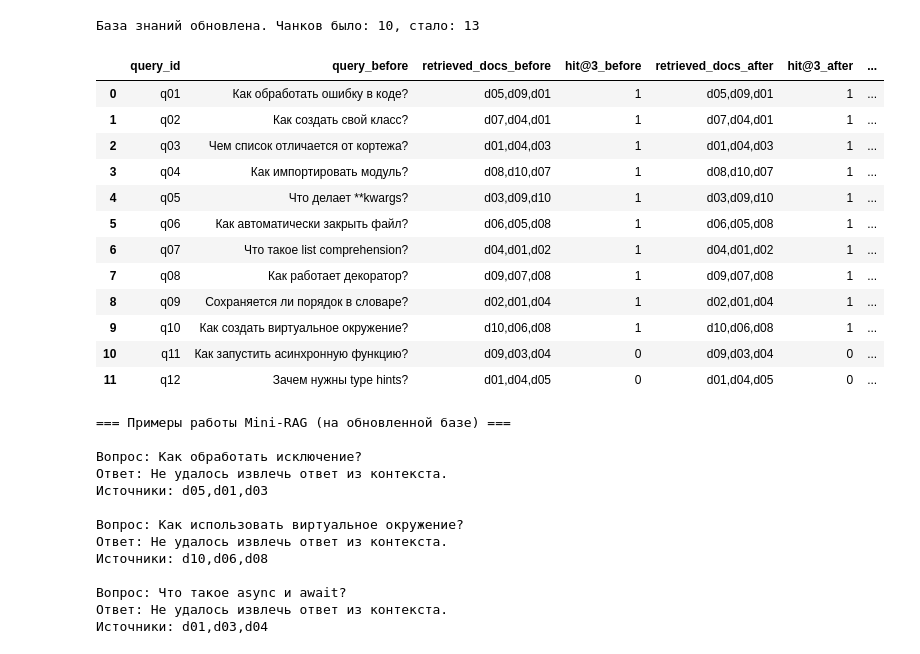
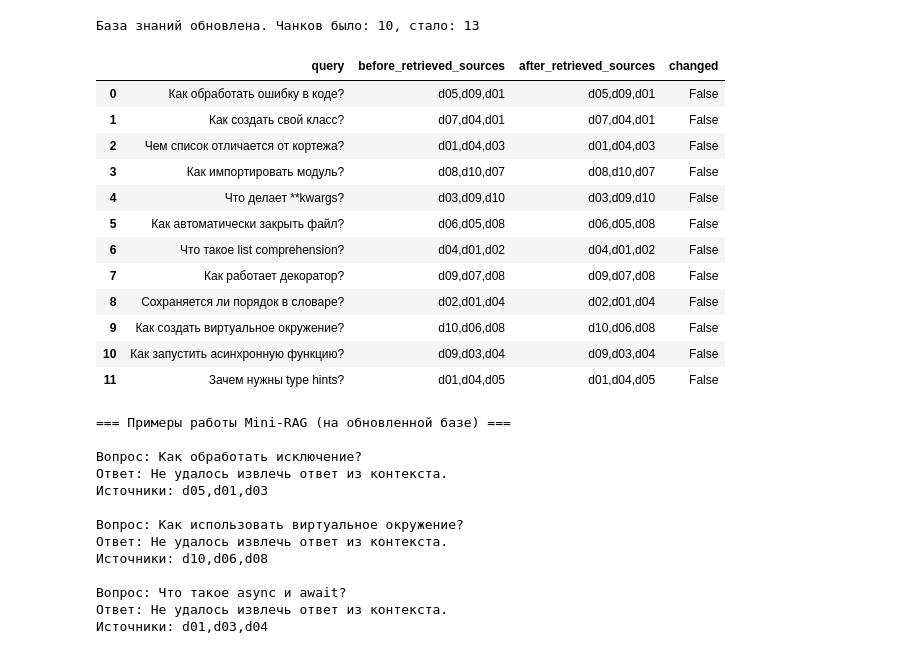
Before and after one commit to marykuuu/kuznetsova-ms-aie, a Jupyter notebook: homeworks/HW14/HW14.ipynb, the cells around one changed output. Cells and saved outputs as stored; diff of their text form; code cells hidden in the pictures.

```diff
--- a/homeworks/HW14/HW14.ipynb
+++ b/homeworks/HW14/HW14.ipynb
@@ -237,11 +237,11 @@ def evaluate_retrieval(queries: List[Dict], index: faiss.Index, chunks_df: pd.Da
         rows.append({
             "query_id": q["query_id"],
             "query": q["query"],
-            "relevant_doc_ids": ",".join(q["relevant_doc_ids"]),
-            "retrieved_docs": ",".join(retrieved_docs[:top_k]),
-            f"hit@{top_k}": hit,
-            f"recall@{top_k}": recall,
-            "first_relevant_rank": first_rank if first_rank else "None"
+            "expected_source": ",".join(q["relevant_doc_ids"]),
+            "retrieved_sources": ",".join(retrieved_docs[:top_k]),
+            "hit_at_k": hit,
+            "recall_at_k": recall,
+            "rank_of_first_relevant": first_rank if first_rank else "None"
         })
     return pd.DataFrame(rows)
 
@@ -249,6 +249,6 @@ eval_df = evaluate_retrieval(benchmark_queries, index, chunks_df, top_k=3)
 display(eval_df)
 
 print("\nМетрики retrieval (baseline):")
-print(f"Средний hit@3: {eval_df['hit@3'].mean():.2f}")
-print(f"Средний recall@3: {eval_df['recall@3'].mean():.2f}")
+print(f"Средний hit@3: {eval_df['hit_at_k'].mean():.2f}")
+print(f"Средний recall@3: {eval_df['recall_at_k'].mean():.2f}")
 # %% [output]
@@ -295,12 +295,11 @@ new_documents = [
     {"doc_id": "d12", "title": "Аннотации типов", "text": "Type hints позволяют указать ожидаемые типы переменных. Например, def greet(name: str) -> str. Они не проверяются во время выполнения, но помогают IDE и статическим анализаторам (mypy)."}
 ]
 
-# Объединяем с исходными документами
 updated_documents = documents + new_documents
 updated_chunks_df = build_chunks(updated_documents, chunk_size_baseline, overlap_baseline)
 updated_chunk_vectors = embedder.encode(updated_chunks_df["chunk_text"].tolist())
 
-updated_index = faiss.IndexFlatIP(dim)
+updated_index = faiss.IndexFlatIP(updated_chunk_vectors.shape[1])
 updated_index.add(updated_chunk_vectors)
 
 print(f"База знаний обновлена. Чанков было: {len(chunks_df)}, стало: {len(updated_chunks_df)}")
@@ -309,32 +308,39 @@ print(f"База знаний обновлена. Чанков было: {len(ch
 # %%
 new_benchmark_queries = benchmark_queries + [
     {"query_id": "q11", "query": "Как запустить асинхронную функцию?", "relevant_doc_ids": ["d11"]},
     {"query_id": "q12", "query": "Зачем нужны type hints?", "relevant_doc_ids": ["d12"]},
 ]
 
 eval_before = evaluate_retrieval(new_benchmark_queries, index, chunks_df, top_k=3)
 eval_after = evaluate_retrieval(new_benchmark_queries, updated_index, updated_chunks_df, top_k=3)
 
 before_after_df = eval_before.merge(eval_after, on="query_id", suffixes=("_before", "_after"))
-before_after_df = before_after_df[["query_id", "query_before", "retrieved_docs_before", "hit@3_before", "retrieved_docs_after", "hit@3_after"]]
-before_after_df["changed"] = before_after_df["hit@3_before"] != before_after_df["hit@3_after"]
+
+before_after_df = before_after_df[["query_before", "retrieved_sources_before", "retrieved_sources_after"]]
+before_after_df = before_after_df.rename(columns={
+    "query_before": "query",
+    "retrieved_sources_before": "before_retrieved_sources",
+    "retrieved_sources_after": "after_retrieved_sources"
+})
+
+before_after_df["changed"] = before_after_df["before_retrieved_sources"] != before_after_df["after_retrieved_sources"]
 
 display(before_after_df)
-before_after_df.to_csv("artifacts/retrieval_before_after_update.csv", index=False)
+before_after_df[["query", "before_retrieved_sources", "after_retrieved_sources", "changed"]].to_csv("artifacts/retrieval_before_after_update.csv", index=False)
 # %% [output]
-|  | query_id | query_before | retrieved_docs_before | hit@3_before | retrieved_docs_after | hit@3_after | ... |
-| 0 | q01 | Как обработать ошибку в коде? | d05,d09,d01 | 1 | d05,d09,d01 | 1 | ... |
-| 1 | q02 | Как создать свой класс? | d07,d04,d01 | 1 | d07,d04,d01 | 1 | ... |
-| 2 | q03 | Чем список отличается от кортежа? | d01,d04,d03 | 1 | d01,d04,d03 | 1 | ... |
-| 3 | q04 | Как импортировать модуль? | d08,d10,d07 | 1 | d08,d10,d07 | 1 | ... |
-| 4 | q05 | Что делает **kwargs? | d03,d09,d10 | 1 | d03,d09,d10 | 1 | ... |
-| 5 | q06 | Как автоматически закрыть файл? | d06,d05,d08 | 1 | d06,d05,d08 | 1 | ... |
-| 6 | q07 | Что такое list comprehension? | d04,d01,d02 | 1 | d04,d01,d02 | 1 | ... |
-| 7 | q08 | Как работает декоратор? | d09,d07,d08 | 1 | d09,d07,d08 | 1 | ... |
-| 8 | q09 | Сохраняется ли порядок в словаре? | d02,d01,d04 | 1 | d02,d01,d04 | 1 | ... |
-| 9 | q10 | Как создать виртуальное окружение? | d10,d06,d08 | 1 | d10,d06,d08 | 1 | ... |
-| 10 | q11 | Как запустить асинхронную функцию? | d09,d03,d04 | 0 | d09,d03,d04 | 0 | ... |
-| 11 | q12 | Зачем нужны type hints? | d01,d04,d05 | 0 | d01,d04,d05 | 0 | ... |
+|  | query | before_retrieved_sources | after_retrieved_sources | changed |
+| 0 | Как обработать ошибку в коде? | d05,d09,d01 | d05,d09,d01 | False |
+| 1 | Как создать свой класс? | d07,d04,d01 | d07,d04,d01 | False |
+| 2 | Чем список отличается от кортежа? | d01,d04,d03 | d01,d04,d03 | False |
+| 3 | Как импортировать модуль? | d08,d10,d07 | d08,d10,d07 | False |
+| 4 | Что делает **kwargs? | d03,d09,d10 | d03,d09,d10 | False |
+| 5 | Как автоматически закрыть файл? | d06,d05,d08 | d06,d05,d08 | False |
+| 6 | Что такое list comprehension? | d04,d01,d02 | d04,d01,d02 | False |
+| 7 | Как работает декоратор? | d09,d07,d08 | d09,d07,d08 | False |
+| 8 | Сохраняется ли порядок в словаре? | d02,d01,d04 | d02,d01,d04 | False |
+| 9 | Как создать виртуальное окружение? | d10,d06,d08 | d10,d06,d08 | False |
+| 10 | Как запустить асинхронную функцию? | d09,d03,d04 | d09,d03,d04 | False |
+| 11 | Зачем нужны type hints? | d01,d04,d05 | d01,d04,d05 | False |
 # %%
 def build_context(query: str, retriever_index: faiss.Index, retriever_chunks: pd.DataFrame, top_k: int = 3) -> Tuple[str, pd.DataFrame]:
     res_df = search(query, top_k=top_k) # используем глобальный search, но передаем индекс и чанки
```
Also changed, not shown: parts of 4 cells of this notebook, 2 other files.
